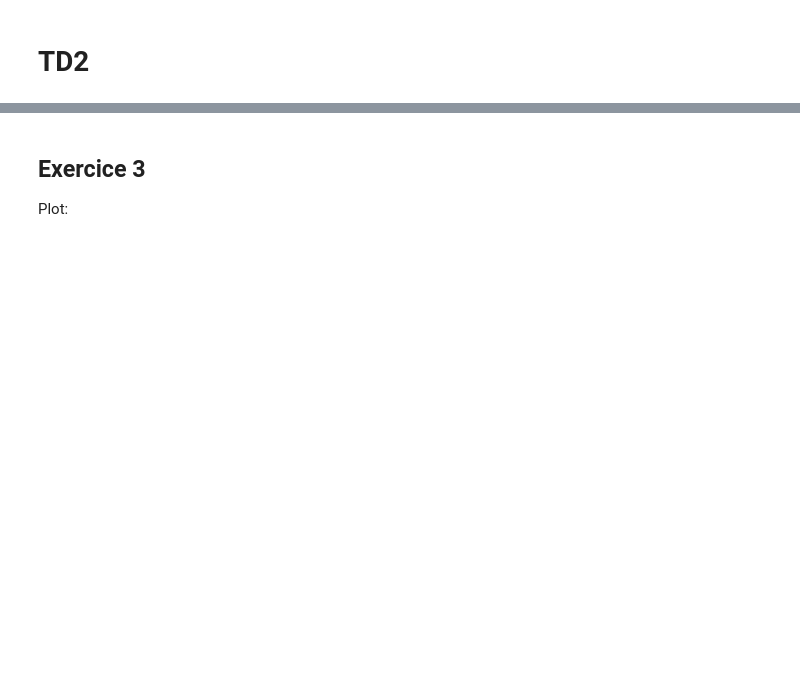
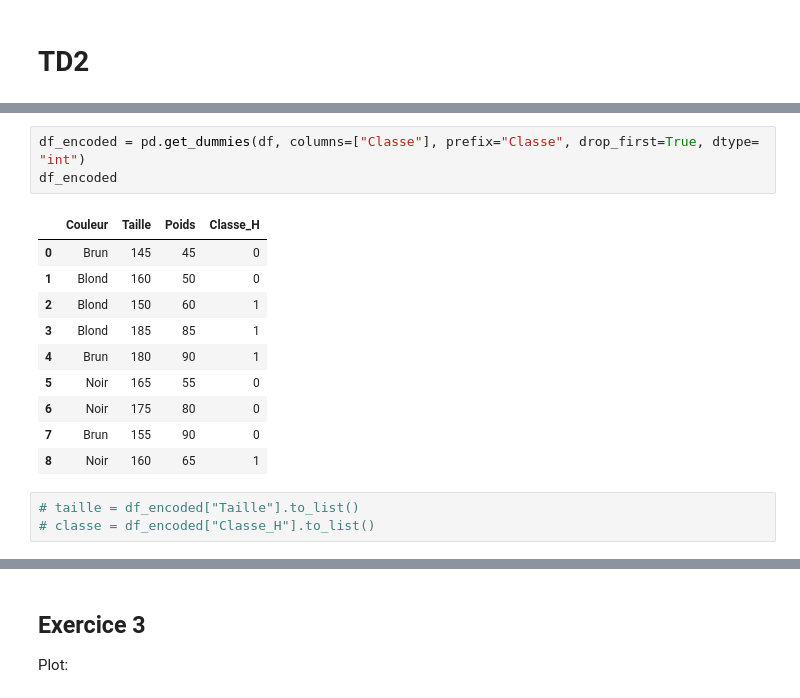
Before and after one commit to SenhadjiMSaid/ML-IASD-2CS-ESI-SBA, a Jupyter notebook: TD2/TD2.ipynb, the cells around one changed output, grey strips where cells are left out. Saved outputs shown, nothing was run; the diff lists cells and outputs as text; blank space fills up the shorter version.

```diff
--- a/TD2/TD2.ipynb
+++ b/TD2/TD2.ipynb
@@ -2,0 +38,17 @@
+# %%
+df_encoded = pd.get_dummies(df, columns=["Classe"], prefix="Classe", drop_first=True, dtype= "int")
+df_encoded
+# %% [output]
+|  | Couleur | Taille | Poids | Classe_H |
+| 0 | Brun | 145 | 45 | 0 |
+| 1 | Blond | 160 | 50 | 0 |
+| 2 | Blond | 150 | 60 | 1 |
+| 3 | Blond | 185 | 85 | 1 |
+| 4 | Brun | 180 | 90 | 1 |
+| 5 | Noir | 165 | 55 | 0 |
+| 6 | Noir | 175 | 80 | 0 |
+| 7 | Brun | 155 | 90 | 0 |
+| 8 | Noir | 160 | 65 | 1 |
+# %%
+# taille = df_encoded["Taille"].to_list()
+# classe = df_encoded["Classe_H"].to_list()
```
Also changed, not shown: parts of 8 cells of this notebook, 2 other files.
